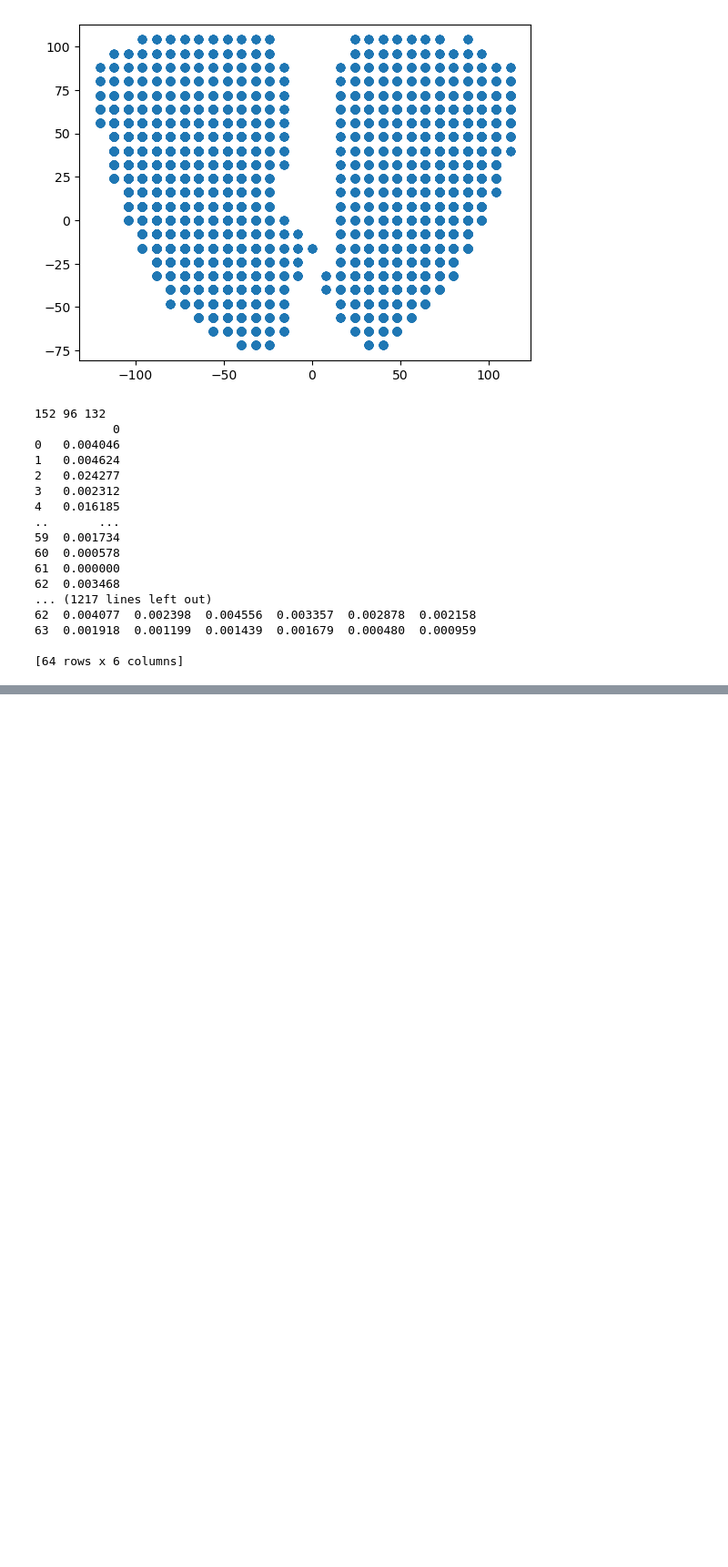
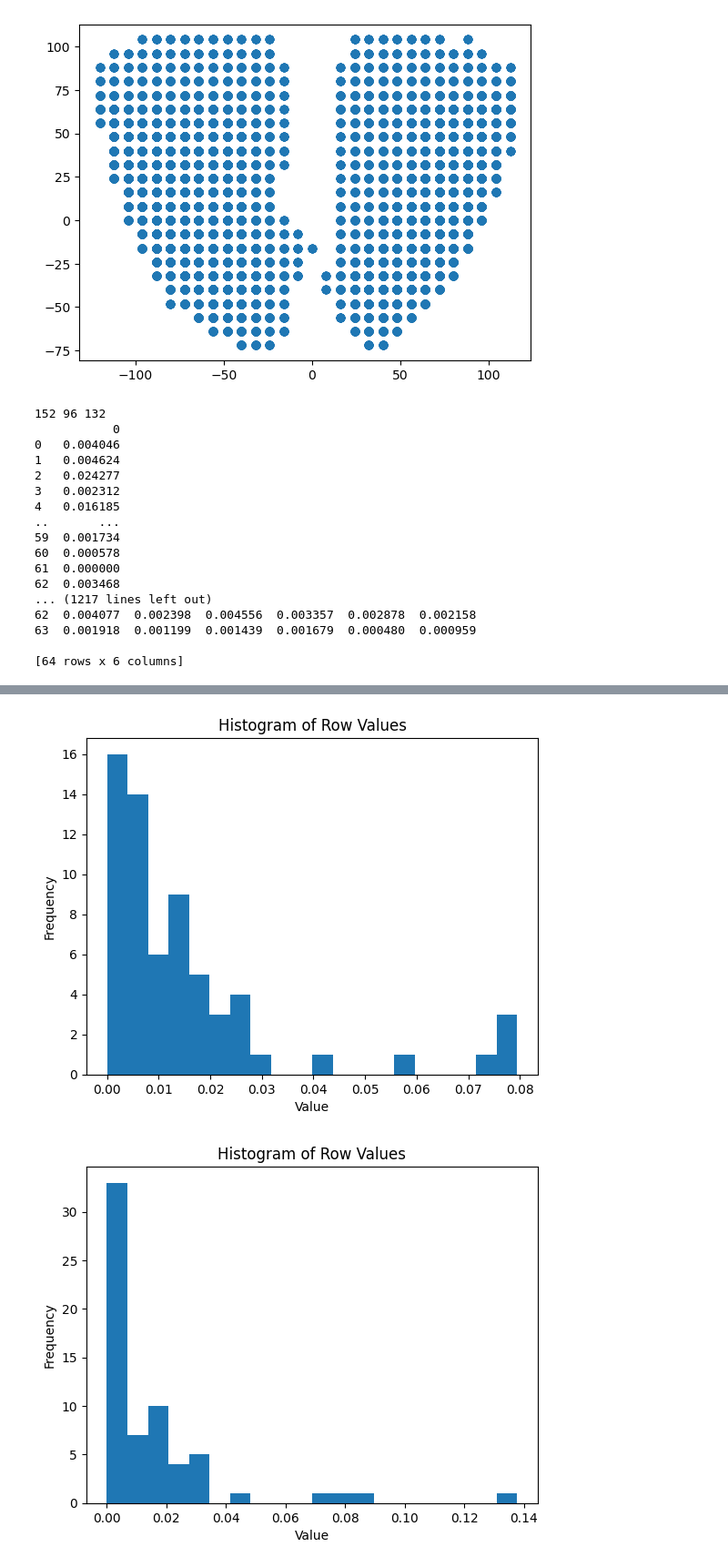
Before and after one commit to Adelaide-ReXIL/XV_prelim, a Jupyter notebook: Code/clinicalLBP.ipynb, the cells around one changed output, grey strips where cells are left out. Shown at 91% size. Cells and saved outputs as stored; diff of their text form; code cells hidden in the pictures; blank space fills up the shorter version.

```diff
--- a/Code/clinicalLBP.ipynb
+++ b/Code/clinicalLBP.ipynb
@@ -82,0 +108,15 @@ with open('file', 'wb') as fp:
+# %%
+
+df=res[19][0]
+
+df=df.T
+
+for index,row in df.iterrows():
+    plt.hist(row,bins=20)
+    plt.xlabel('Value')
+    plt.ylabel('Frequency')
+    plt.title('Histogram of Row Values')
+    plt.show()
+# %% [output]
+[figure, added]
+[figure, added]
```
Also changed, not shown: parts of 7 cells of this notebook, 3 other files.
